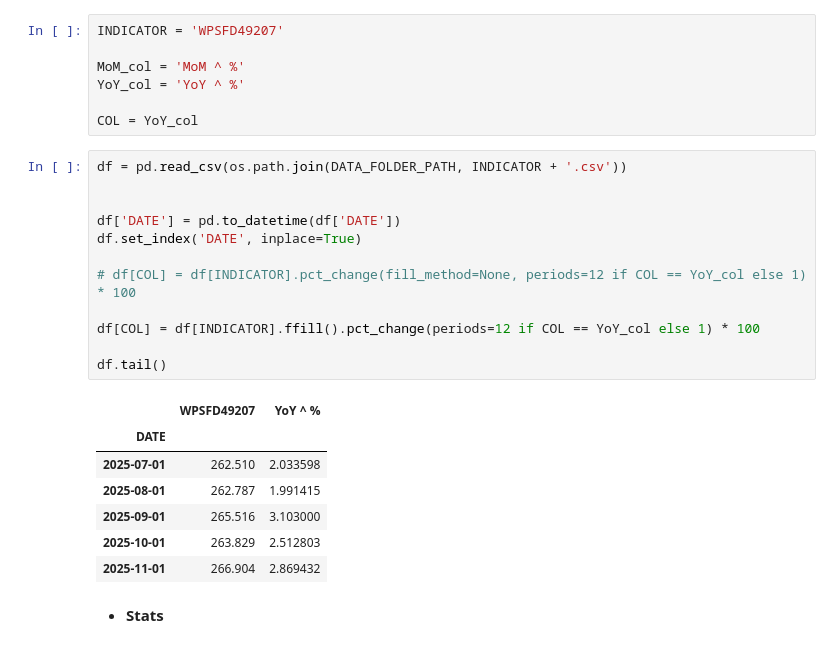
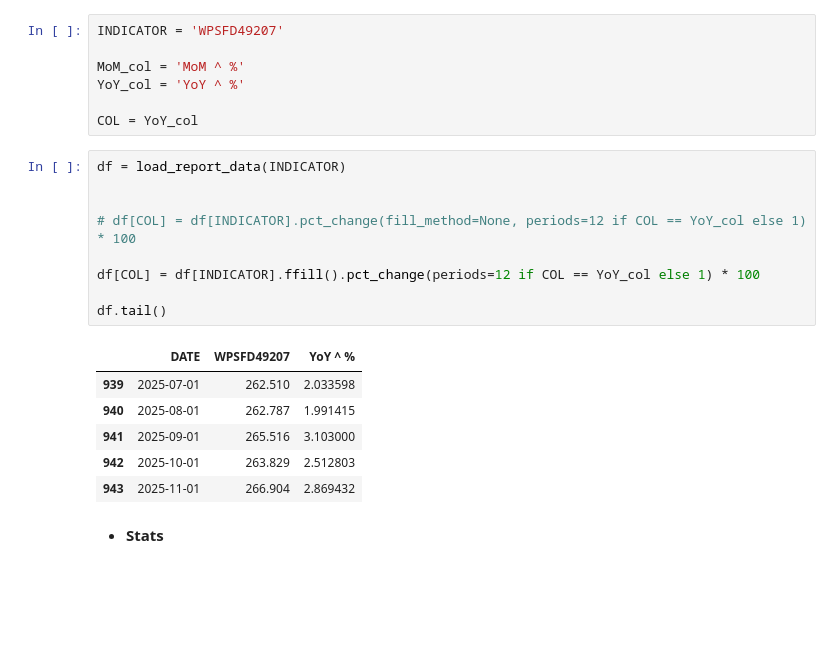
Before and after one commit to mod7ex/macro, a Jupyter notebook: macro-indices/inflation.ipynb, the cells around one changed output. Cells and saved outputs as stored; diff of their text form; blank space fills up the shorter version.

```diff
--- a/macro-indices/inflation.ipynb
+++ b/macro-indices/inflation.ipynb
@@ -42,25 +41,21 @@ YoY_col = 'YoY ^ %'
 
 COL = YoY_col
 # %%
-df = pd.read_csv(os.path.join(DATA_FOLDER_PATH, INDICATOR + '.csv'))
+df = load_report_data(INDICATOR)
 
-
-df['DATE'] = pd.to_datetime(df['DATE'])
-df.set_index('DATE', inplace=True)
 
 # df[COL] = df[INDICATOR].pct_change(fill_method=None, periods=12 if COL == YoY_col else 1) * 100
 
 df[COL] = df[INDICATOR].ffill().pct_change(periods=12 if COL == YoY_col else 1) * 100
 
 df.tail()
 # %% [output]
-|  | WPSFD49207 | YoY ^ % |
-| DATE |  |  |
-| 2025-07-01 | 262.510 | 2.033598 |
-| 2025-08-01 | 262.787 | 1.991415 |
-| 2025-09-01 | 265.516 | 3.103000 |
-| 2025-10-01 | 263.829 | 2.512803 |
-| 2025-11-01 | 266.904 | 2.869432 |
+|  | DATE | WPSFD49207 | YoY ^ % |
+| 939 | 2025-07-01 | 262.510 | 2.033598 |
+| 940 | 2025-08-01 | 262.787 | 1.991415 |
+| 941 | 2025-09-01 | 265.516 | 3.103000 |
+| 942 | 2025-10-01 | 263.829 | 2.512803 |
+| 943 | 2025-11-01 | 266.904 | 2.869432 |
 # %% [markdown]
 - **Stats**
 # %%
```
Also changed, not shown: parts of 1 cell of this notebook, 10 other files.
